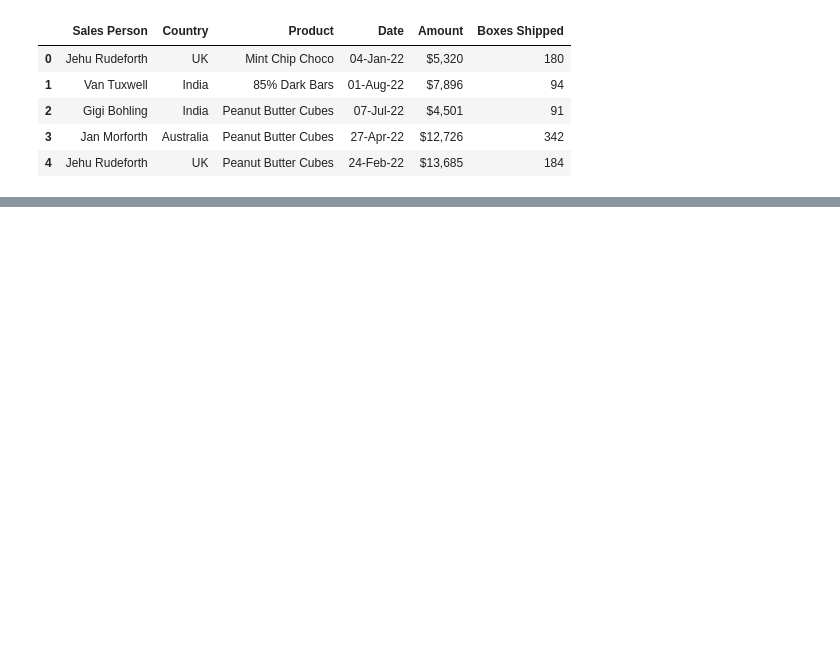
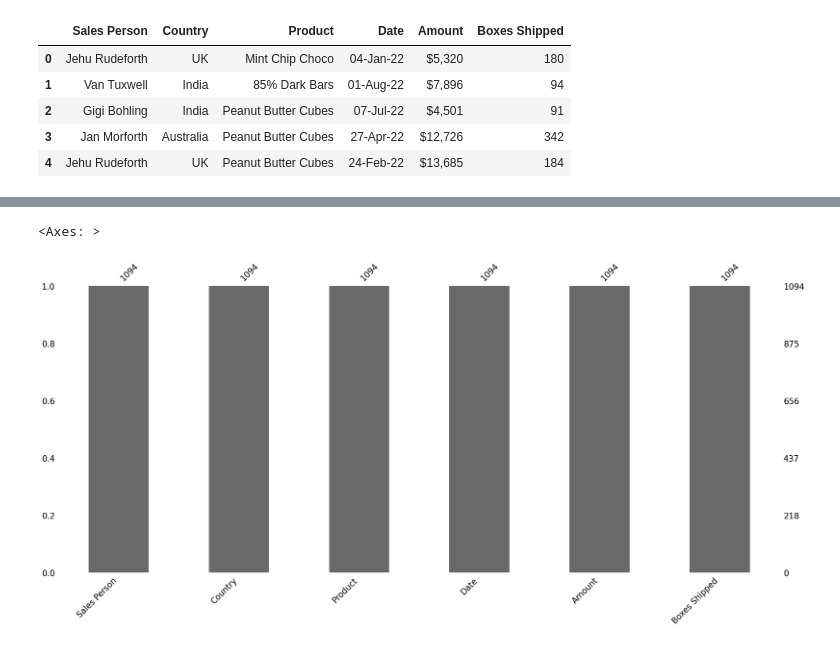
Before and after one commit to techwithrichard/analysis-1, a Jupyter notebook: test.ipynb, the cells around one changed output, grey strips where cells are left out. Drawn from its saved outputs; the diff is of its cells as text; code cells hidden in the pictures; blank space fills up the shorter version.

```diff
--- a/test.ipynb
+++ b/test.ipynb
@@ -23,0 +93,6 @@ my_data.tail()
+# %%
+msno.bar(df)
+plt.show()
+# %% [output]
+<Axes: >
+[figure, added]
```
Also changed, not shown: parts of 6 cells of this notebook.
